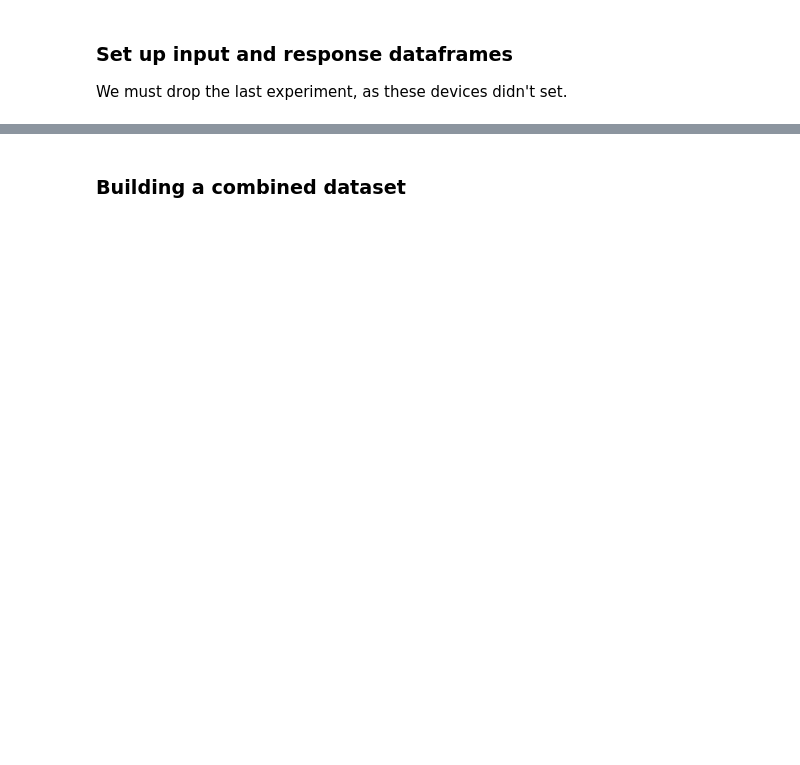
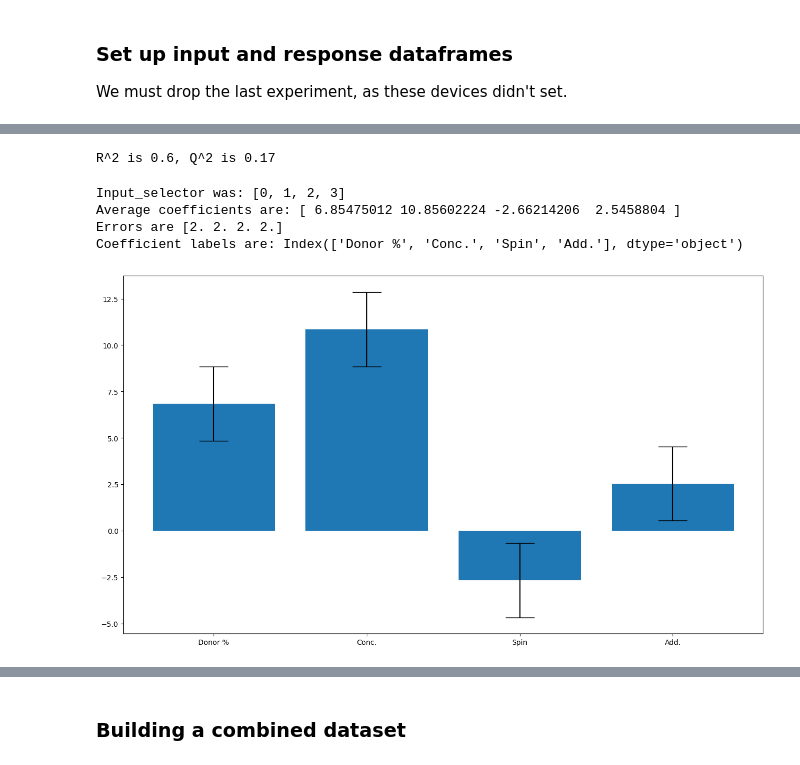
Before and after one commit to ellagale/doenut, a Jupyter notebook: docs/solar_cells.ipynb, the cells around one changed output, grey strips where cells are left out. Drawn from its saved outputs; the diff is of its cells as text; code cells hidden in the pictures; blank space fills up the shorter version.

```diff
--- a/docs/solar_cells.ipynb
+++ b/docs/solar_cells.ipynb
@@ -245,0 +176,21 @@ inputs[["Donor %", "Conc.", "Spin"]]
+# %%
+# First create a dataset object linking the inputs and responses.
+data_set = doenut.data.ModifiableDataSet(inputs, responses)
+
+# Second create and fit an AveragedModel
+model = doenut.models.AveragedModel(data_set)
+# Report the R^2 and Q^2 values
+r2, q2 = model.r2, model.q2
+
+print(f"R^2 is {r2:.2}, Q^2 is {q2:.2}")
+# %% [output]
+R^2 is 0.6, Q^2 is 0.17
+# %%
+# Now lets look at the averaged coefficients for the fitted model.
+doenut.plot.coeff_plot(model.coeffs, labels=inputs.columns, errors='p95', normalise=True)
+# %% [output]
+Input_selector was: [0, 1, 2, 3]
+Average coefficients are: [ 6.85475012 10.85602224 -2.66214206  2.5458804 ]
+Errors are [2. 2. 2. 2.]
+Coefficient labels are: Index(['Donor %', 'Conc.', 'Spin', 'Add.'], dtype='object')
+[figure, added]
```
Also changed, not shown: parts of 81 cells of this notebook, 1 other file.
